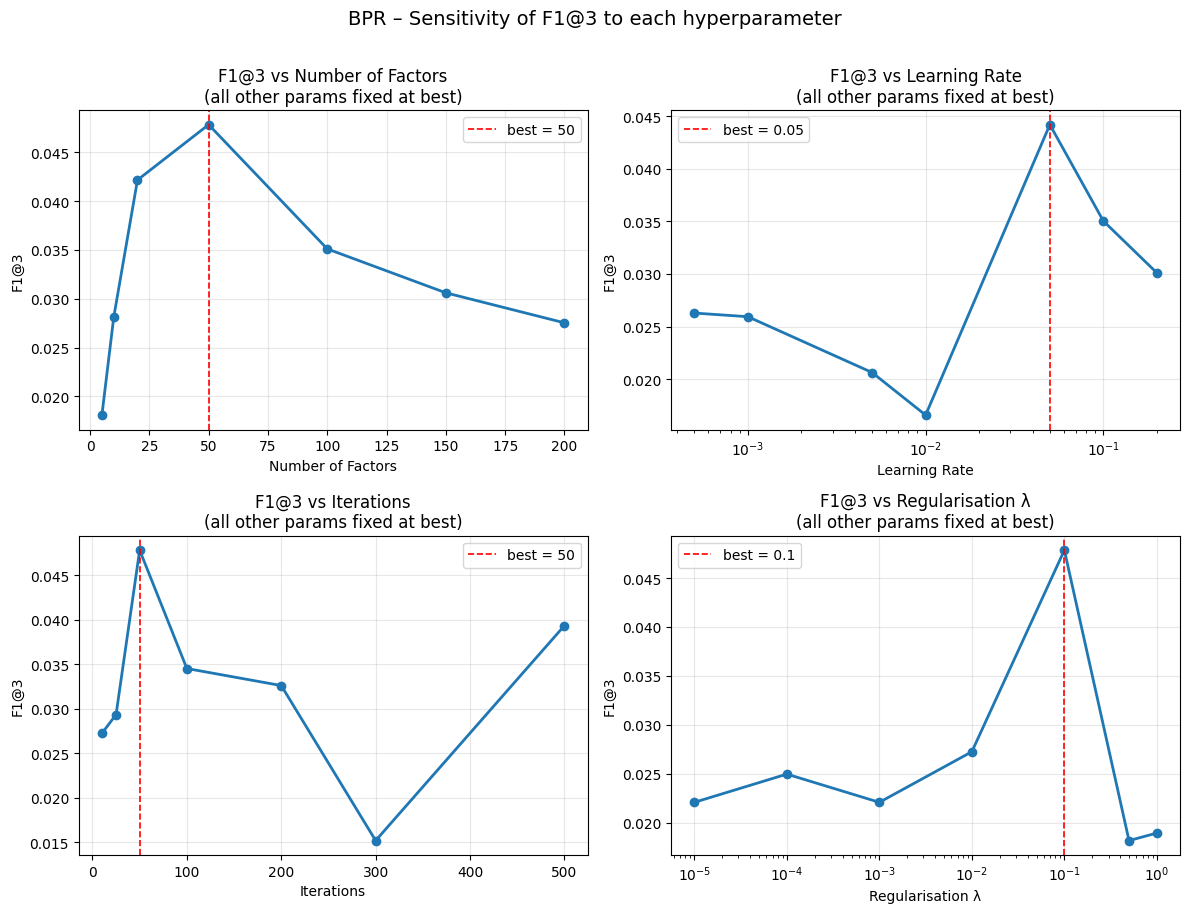
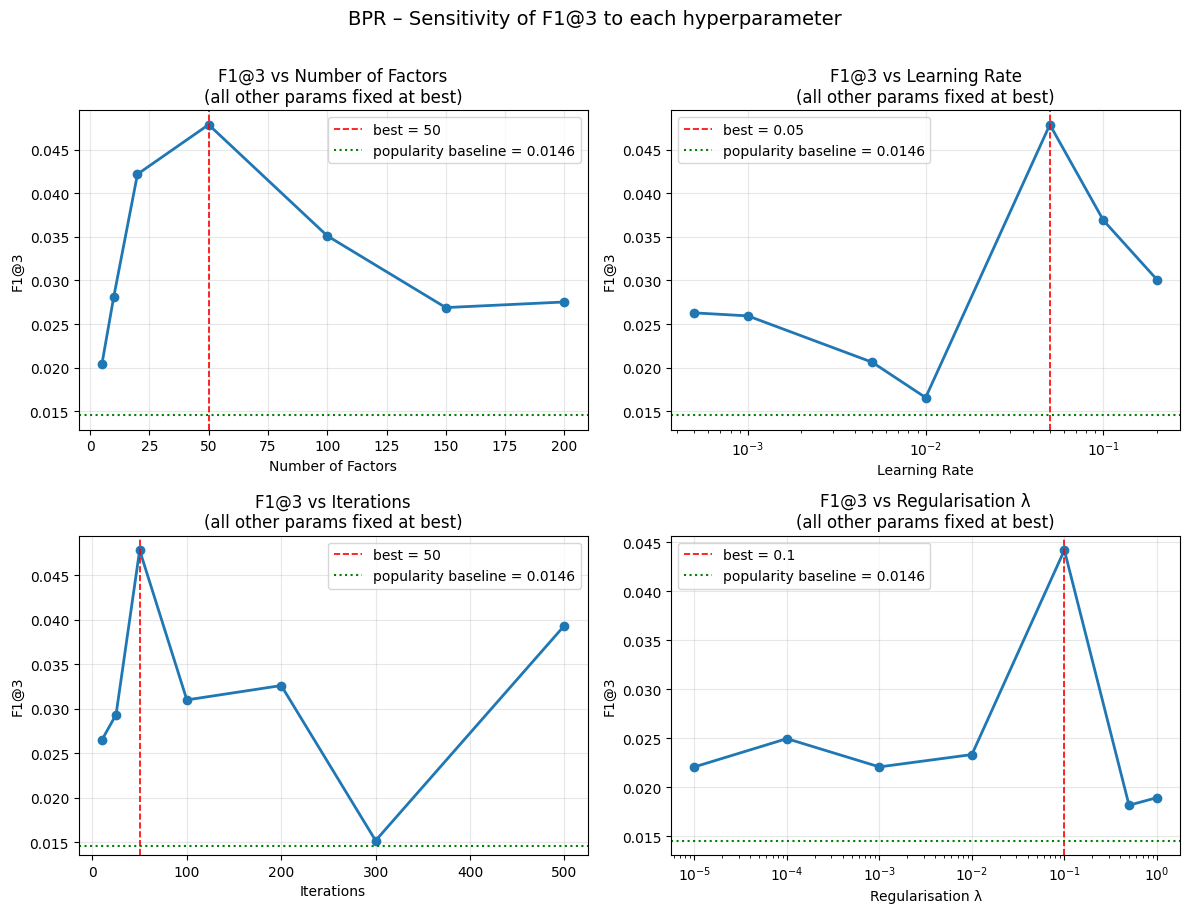
Code edit (unified diff) that turned the first committed figure into the second:
--- before
+++ after
@@ -66,4 +66,7 @@
 }
 
+# Compute once before the plot
+_, _, pop_f1 = popularity_baseline(train_user_item, val_user_item, K=3)
+
 fig, axes = plt.subplots(2, 2, figsize=(12, 9))
 axes = axes.flatten()
@@ -83,4 +86,6 @@
     ax.axvline(best_params[param], color="red", linestyle="--",
                linewidth=1.2, label=f"best = {best_params[param]}")
+    ax.axhline(pop_f1, color="green", linestyle=":", linewidth=1.5,   # <-- added
+               label=f"popularity baseline = {pop_f1:.4f}")           # <-- added
     ax.set_xlabel(labels[param])
     ax.set_ylabel("F1@3")

Commit: added plts